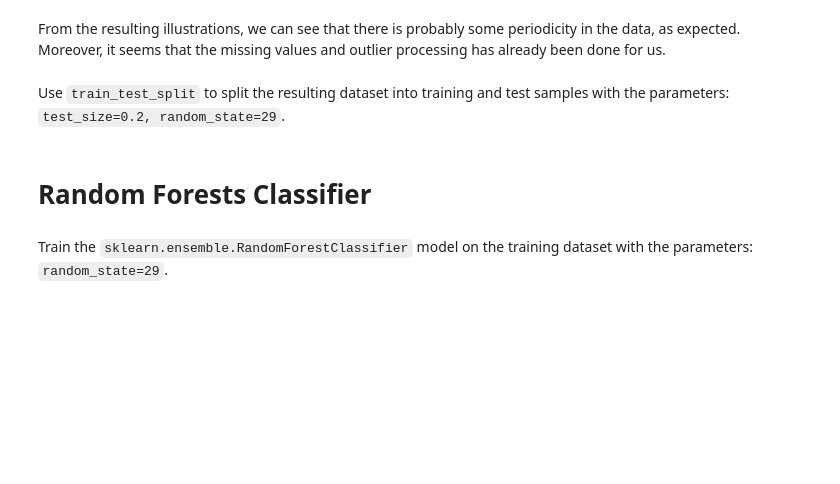
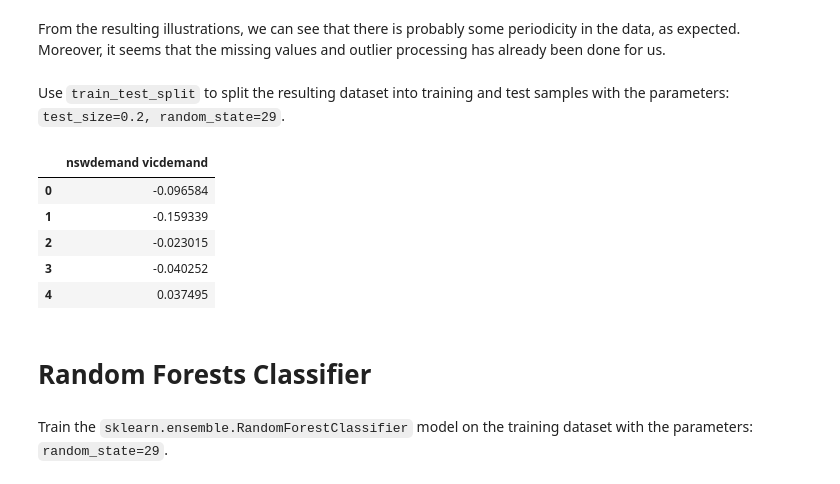
Before and after one commit to tutsilianna/Introduction_to_ML_and_Advanced_ML_Python, a Jupyter notebook: Ensemble Learning/Ensemble_Learning_|_Exercise_9.ipynb, the cells around one changed output. Drawn from its saved outputs; the diff is of its cells as text; code cells hidden in the pictures; blank space fills up the shorter version.

```diff
--- a/Ensemble Learning/Ensemble_Learning_|_Exercise_9.ipynb
+++ b/Ensemble Learning/Ensemble_Learning_|_Exercise_9.ipynb
@@ -147,3 +147,18 @@ for i, axi in enumerate(ax.flat):
 From the resulting illustrations, we can see that there is probably some periodicity in the data, as expected. Moreover, it seems that the missing values and outlier processing has already been done for us.
 # %% [markdown]
 Use <code>train_test_split</code> to split the resulting dataset into training and test samples with the parameters: `test_size=0.2, random_state=29`.
+# %%
+df_pca = data[['nswdemand', 'vicdemand']]
+
+from sklearn.decomposition import PCA
+
+pca = PCA(n_components=1, svd_solver='full').fit_transform(df_pca)
+df = pd.DataFrame(pca, columns=['nswdemand vicdemand'])  # создаём дата-фрейм
+df.head()
+# %% [output]
+|  | nswdemand vicdemand |
+| 0 | -0.096584 |
+| 1 | -0.159339 |
+| 2 | -0.023015 |
+| 3 | -0.040252 |
+| 4 | 0.037495 |
```
Also changed, not shown: parts of 45 cells of this notebook.
